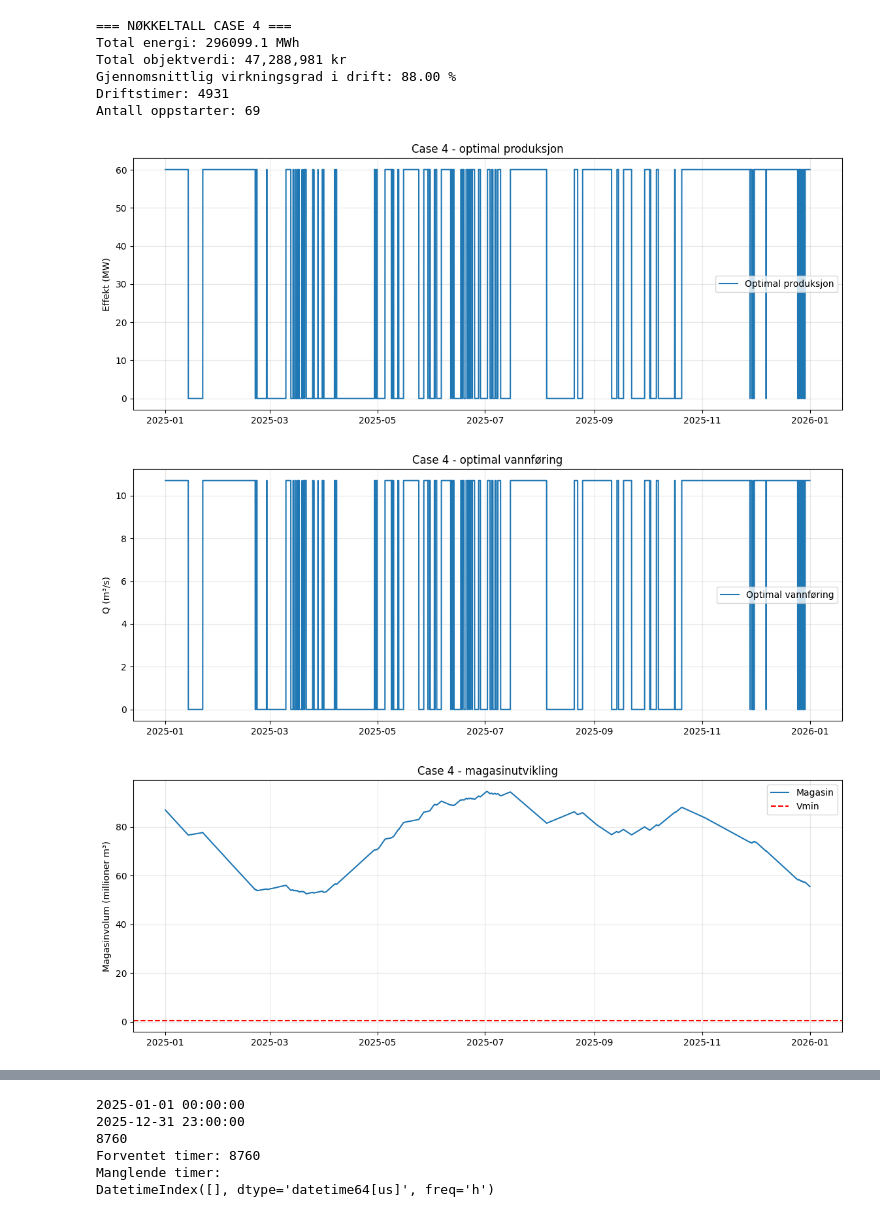
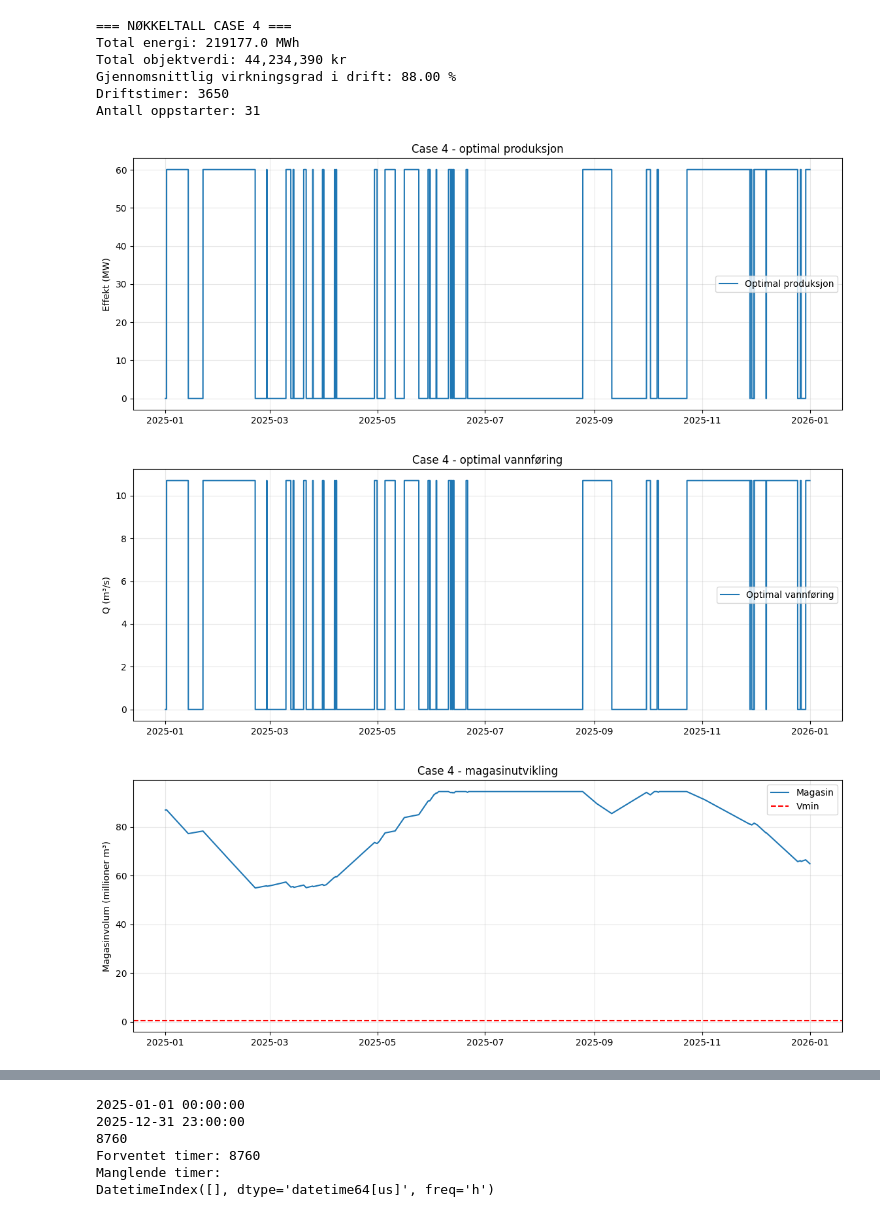
Before and after one commit to istoresund02/vannkraft-vol-2, a Jupyter notebook: Case 4.ipynb, the cells around one changed output, grey strips where cells are left out. Saved outputs shown, nothing was run; the diff lists cells and outputs as text; code cells hidden in the pictures.

Commit message:
Add files via upload
750 000øre startup cost

```diff
--- a/Case 4.ipynb
+++ b/Case 4.ipynb
@@ -199,7 +199,7 @@ max_delta_Q = Q_max         # m^3/s per time
 Q_min = 3.0               # minste vannføring når anlegget først går
 P_min = 45.0              # minste effekt når anlegget først går
 # Kanskje spør om denne verdien? Hva er realistisk minimumseffekt for et anlegg av denne størrelsen?
-startup_cost_ore = 500000  # straff for oppstart. Verdi fra Matthew. Velger mellom 500k og 1M
+startup_cost_ore = 750000  # straff for oppstart. Verdi fra Matthew. Velger mellom 500k og 1M
 
 Q_prev_initial = 0.0
 
@@ -344,37 +344,37 @@ plt.ylabel("Magasinvolum (millioner m³)")
 plt.grid(True, alpha=0.3)
 plt.legend()
 plt.show()
 
 # Ukemidlede data
 results_plot = results.copy()
 results_plot = results_plot.set_index("Datetime")
 weekly = results_plot.resample("W").mean(numeric_only=True)
 
 # 5. Ukemidlet pris og produksjon
 plt.figure(figsize=(14, 5))
 
 ax1 = plt.gca()
 ax1.plot(weekly.index, weekly["Price_ore_kWh"], label="Pris", linewidth=2, color="blue")
 ax1.set_ylabel("Pris (øre/kWh)")
 ax1.set_title("Case 4 - ukemidlet pris og produksjon")
 ax1.grid(True, alpha=0.3)
 
 ax2 = ax1.twinx()
 ax2.plot(weekly.index, weekly["P_opt_MW"], label="Produksjon", linewidth=2, color="orange")
 ax2.set_ylabel("Produksjon (MW)")
 
 lines1, labels1 = ax1.get_legend_handles_labels()
 lines2, labels2 = ax2.get_legend_handles_labels()
 ax1.legend(lines1 + lines2, labels1 + labels2)
 
 plt.show()
 # %% [output]
 === NØKKELTALL CASE 4 ===
-Total energi: 296099.1 MWh
-Total objektverdi: 47,288,981 kr
+Total energi: 219177.0 MWh
+Total objektverdi: 44,234,390 kr
 Gjennomsnittlig virkningsgrad i drift: 88.00 %
-Driftstimer: 4931
-Antall oppstarter: 69
+Driftstimer: 3650
+Antall oppstarter: 31
-[figure, old version]
+[figure, new version]
-[figure, old version]
+[figure, new version]
-[figure, old version]
+[figure, new version]
```
Also changed, not shown: parts of 1 cell of this notebook.
